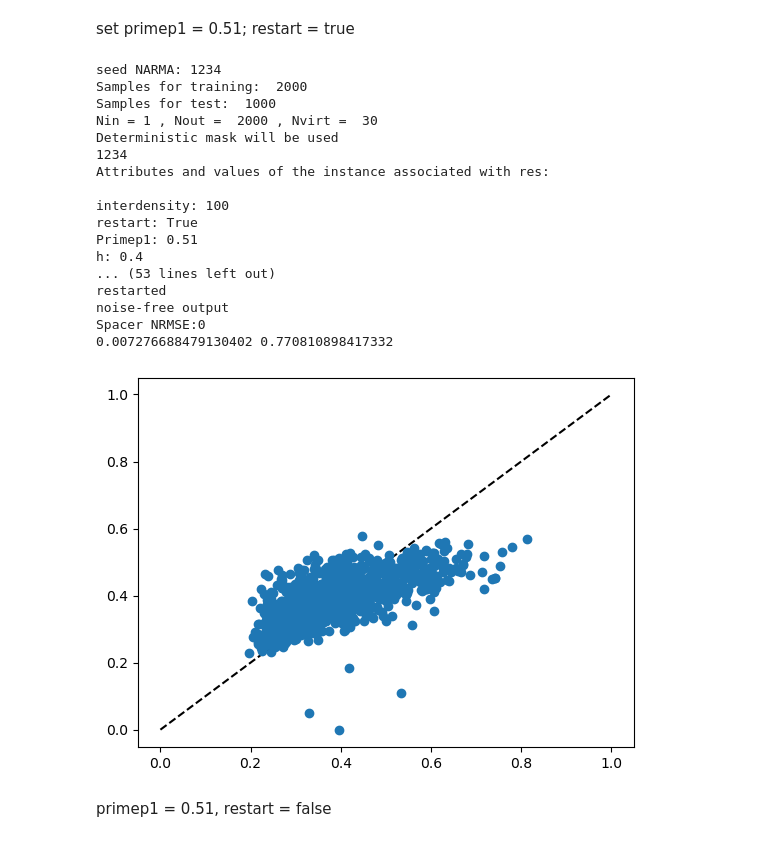
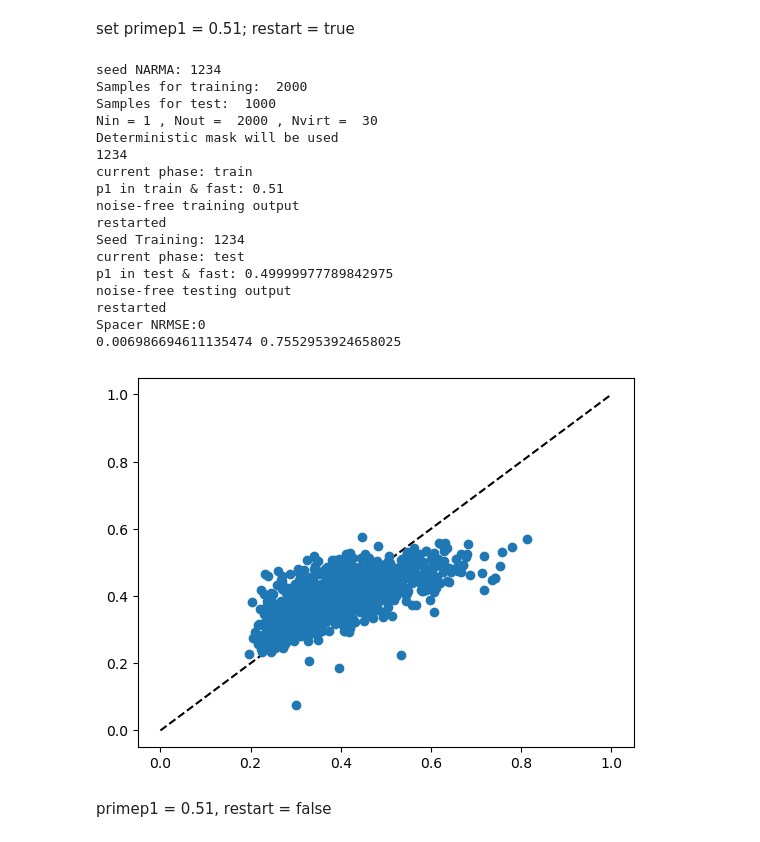
Before and after one commit to spintronic-computing-group/spnc, a Jupyter notebook: primep1.ipynb, the cells around one changed output. Cells and saved outputs as stored; diff of their text form; code cells hidden in the pictures.

Commit message:
consider the co-regulation of primep1 and restart

```diff
--- a/primep1.ipynb
+++ b/primep1.ipynb
@@ -45,46 +45,47 @@ k_s_0 = 0
 phi = 45
 beta_prime = 20
 
-# Params
 params = {
     'theta':0.3,
     'gamma':.113,
     'delay_feedback':0,
     'Nvirt':Nvirt,
     'noise_enable': 'None',
+    'noise_seed': 1234,
+    'noise_mean':0.0001,
     'noise_std':0.00013,
-    'train_sample': Ntrain,
-    'test_sample': Ntest
+    'train_sample': Ntrain*Nvirt,
+    'test_sample': Ntest*Nvirt
 }
 
 
 spn = spnc_anisotropy(h, theta_H, k_s_0, phi, beta_prime,restart = True,Primep1=0.51)
 # transforms = spn.gen_signal_slow_delayed_feedback
 transformf = spn.gen_signal_fast_delayed_feedback
 
 # run
 # (y_test_s,y_pred_s) = ml.spnc_narma10(Ntrain,Ntest,Nvirt,m0,bias,transforms,params,seed_NARMA=1234,fixed_mask=True,return_outputs=True)
 # run
 (y_test_f,y_pred_f) = ml.spnc_narma10(Ntrain,Ntest,Nvirt,m0,bias,transformf,params,seed_NARMA=1234,fixed_mask=True,return_outputs=True)
 # %% [output]
 seed NARMA: 1234
 Samples for training:  2000
 Samples for test:  1000
 Nin = 1 , Nout =  2000 , Nvirt =  30
 Deterministic mask will be used
 1234
-Attributes and values of the instance associated with res:
-
-interdensity: 100
-restart: True
-Primep1: 0.51
-h: 0.4
-... (53 lines left out)
+current phase: train
+p1 in train & fast: 0.51
+noise-free training output
 restarted
-noise-free output
+Seed Training: 1234
+current phase: test
+p1 in test & fast: 0.49999977789842975
+noise-free testing output
+restarted
 Spacer NRMSE:0
-0.007276688479130402 0.770810898417332
+0.006986694611135474 0.7552953924658025
-[figure, old version]
+[figure, new version]
 # %% [markdown]
 primep1 = 0.51, restart = false
 # %%
```
Also changed, not shown: parts of 3 cells of this notebook.
